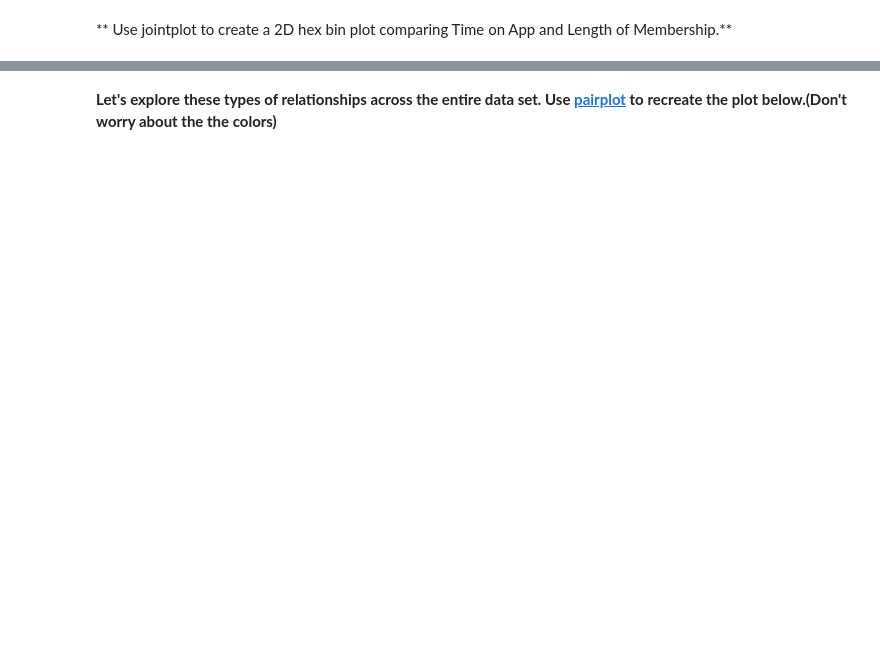
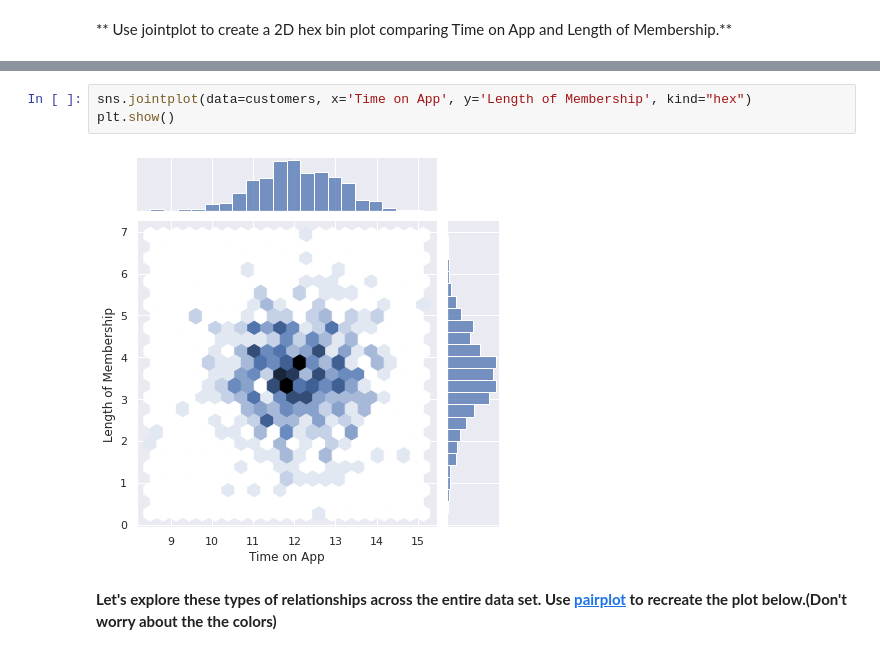
Before and after one commit to makhijakabir/assignments-ml, a Jupyter notebook: Assignment_01_Linear_Regression_Project.ipynb, the cells around one changed output, grey strips where cells are left out. Cells and saved outputs as stored; diff of their text form; blank space fills up the shorter version.

```diff
--- a/Assignment_01_Linear_Regression_Project.ipynb
+++ b/Assignment_01_Linear_Regression_Project.ipynb
@@ -87,2 +138,7 @@ ___
+# %%
+sns.jointplot(data=customers, x='Time on App', y='Length of Membership', kind="hex")
+plt.show()
+# %% [output]
+[figure, added]
 # %% [markdown]
 **Let's explore these types of relationships across the entire data set. Use [pairplot](https://stanford.edu/~mwaskom/software/seaborn/tutorial/axis_grids.html#plotting-pairwise-relationships-with-pairgrid-and-pairplot) to recreate the plot below.(Don't worry about the the colors)**
```
Also changed, not shown: parts of 41 cells of this notebook.
